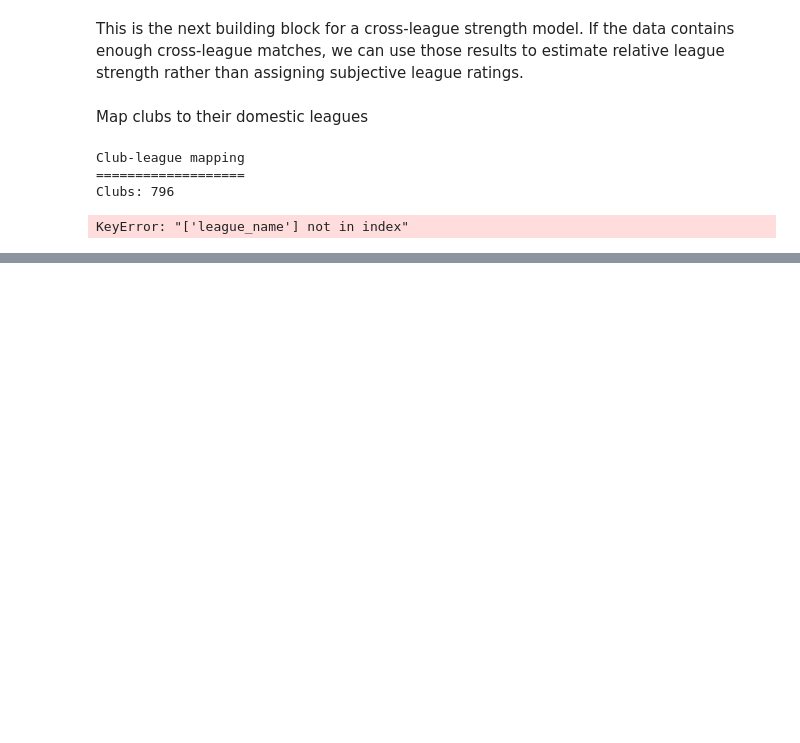
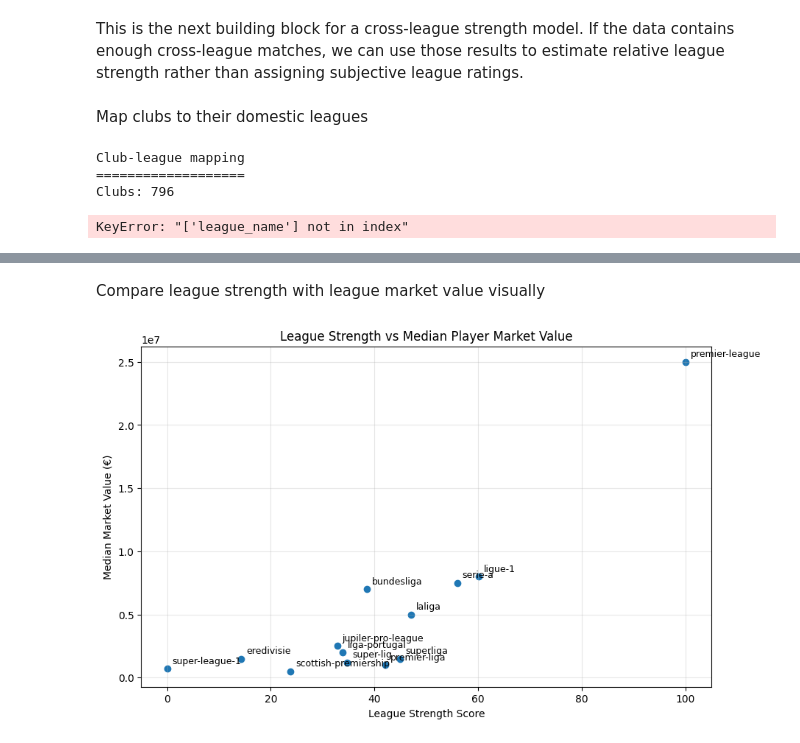
Before and after one commit to SirTEdgar/T_Compares, a Jupyter notebook: FootAnalytics.ipynb, the cells around one changed output, grey strips where cells are left out. Cells and saved outputs as stored; diff of their text form; code cells hidden in the pictures; blank space fills up the shorter version.

```diff
--- a/FootAnalytics.ipynb
+++ b/FootAnalytics.ipynb
@@ -3147,0 +4205,18 @@ KeyError: "['league_name'] not in index"
+# %%
+league_value_analysis = (
+    player_features
+    .groupby("name")
+    .agg(
+        league_strength=("league_strength_score", "first"),
+        average_market_value=("market_value_in_eur", "mean"),
+        median_market_value=("market_value_in_eur", "median"),
+        players=("player_id", "nunique")
+    )
+    .reset_index()
+    .sort_values(
+        "league_strength",
+        ascending=False
+    )
+)
+
+display(league_value_analysis)
@@ -3147,0 +4238,32 @@ KeyError: "['league_name'] not in index"
+# %% [markdown]
+Compare league strength with league market value visually
+# %%
+import matplotlib.pyplot as plt
+
+plt.figure(figsize=(10, 6))
+
+plt.scatter(
+    league_value_analysis["league_strength"],
+    league_value_analysis["median_market_value"]
+)
+
+for _, row in league_value_analysis.iterrows():
+    plt.annotate(
+        row["name"],
+        (
+            row["league_strength"],
+            row["median_market_value"]
+        ),
+        fontsize=9,
+        xytext=(5, 5),
+        textcoords="offset points"
+    )
+
+plt.xlabel("League Strength Score")
+plt.ylabel("Median Market Value (€)")
+plt.title("League Strength vs Median Player Market Value")
+plt.grid(alpha=0.3)
+
+plt.show()
+# %% [output]
+[figure, added]
```
Also changed, not shown: parts of 93 cells of this notebook.
